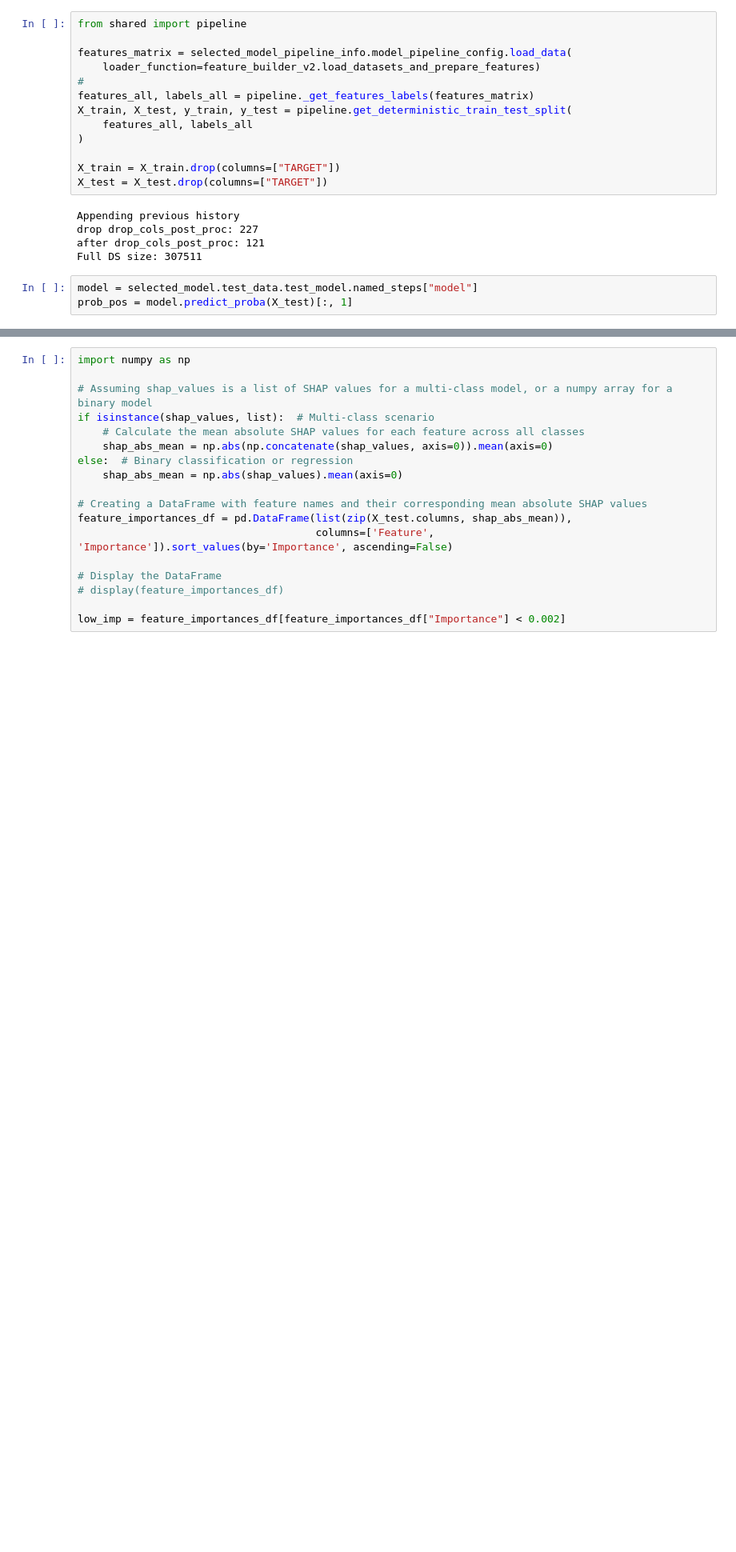
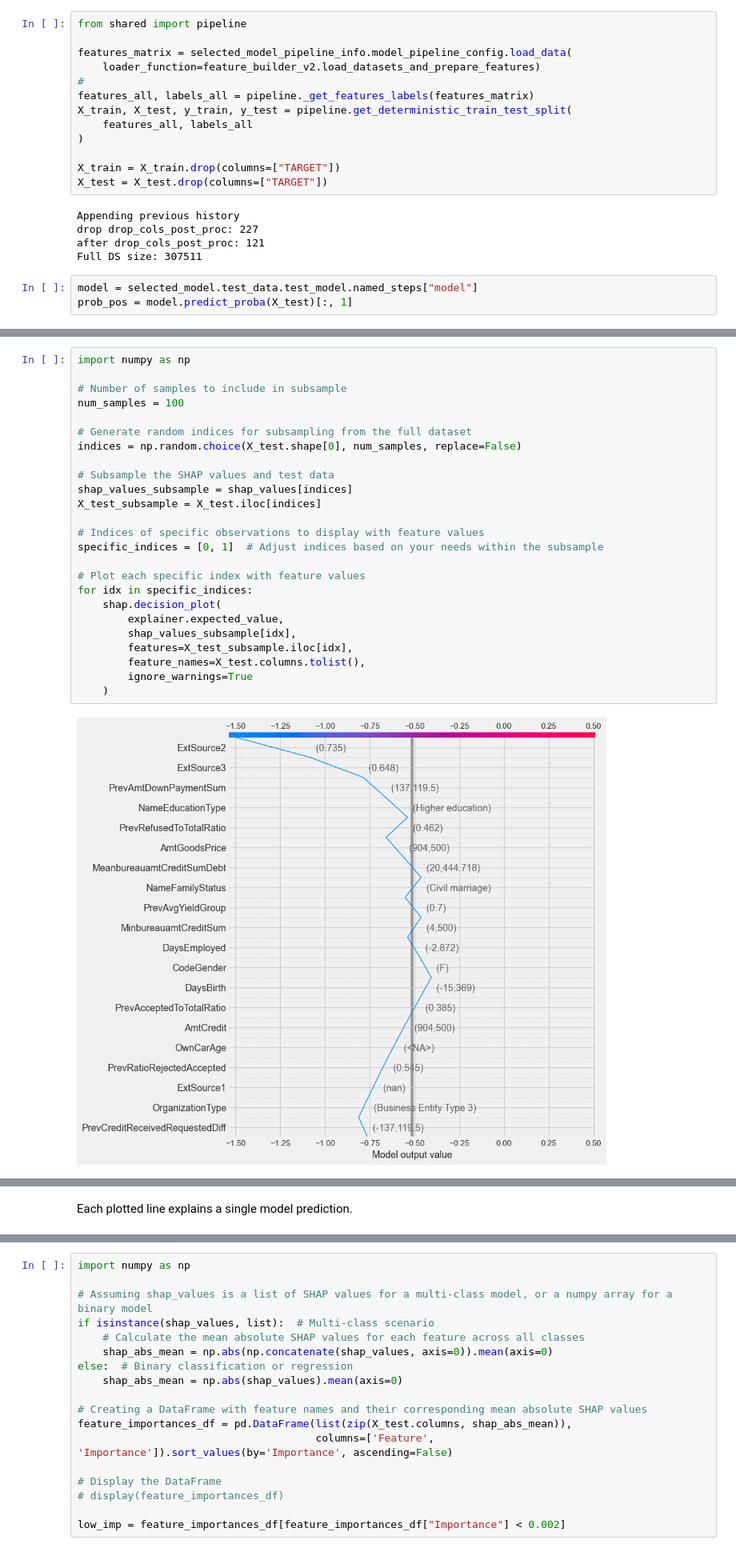
Before and after one commit to qwyt/HomeCreditDefaultRisk, a Jupyter notebook: Notebooks/2.0_Model.ipynb, the cells around one changed output, grey strips where cells are left out. Shown at 80% size. Drawn from its saved outputs; the diff is of its cells as text; blank space fills up the shorter version.

```diff
--- a/Notebooks/2.0_Model.ipynb
+++ b/Notebooks/2.0_Model.ipynb
@@ -105,0 +117,27 @@ shap.summary_plot(shap_values, X_test, plot_type="bar")
+# %%
+import numpy as np
+
+# Number of samples to include in subsample
+num_samples = 100
+
+# Generate random indices for subsampling from the full dataset
+indices = np.random.choice(X_test.shape[0], num_samples, replace=False)
+
+# Subsample the SHAP values and test data
+shap_values_subsample = shap_values[indices]
+X_test_subsample = X_test.iloc[indices]
+
+# Indices of specific observations to display with feature values
+specific_indices = [0, 1]  # Adjust indices based on your needs within the subsample
+
+# Plot each specific index with feature values
+for idx in specific_indices:
+    shap.decision_plot(
+        explainer.expected_value,
+        shap_values_subsample[idx],
+        features=X_test_subsample.iloc[idx],
+        feature_names=X_test.columns.tolist(),
+        ignore_warnings=True
+    )
+# %% [output]
+[figure, added]
@@ -105,0 +145,2 @@ shap.summary_plot(shap_values, X_test, plot_type="bar")
+# %% [markdown]
+Each plotted line explains a single model prediction.
```
Also changed, not shown: parts of 13 cells of this notebook, 7 other files.
